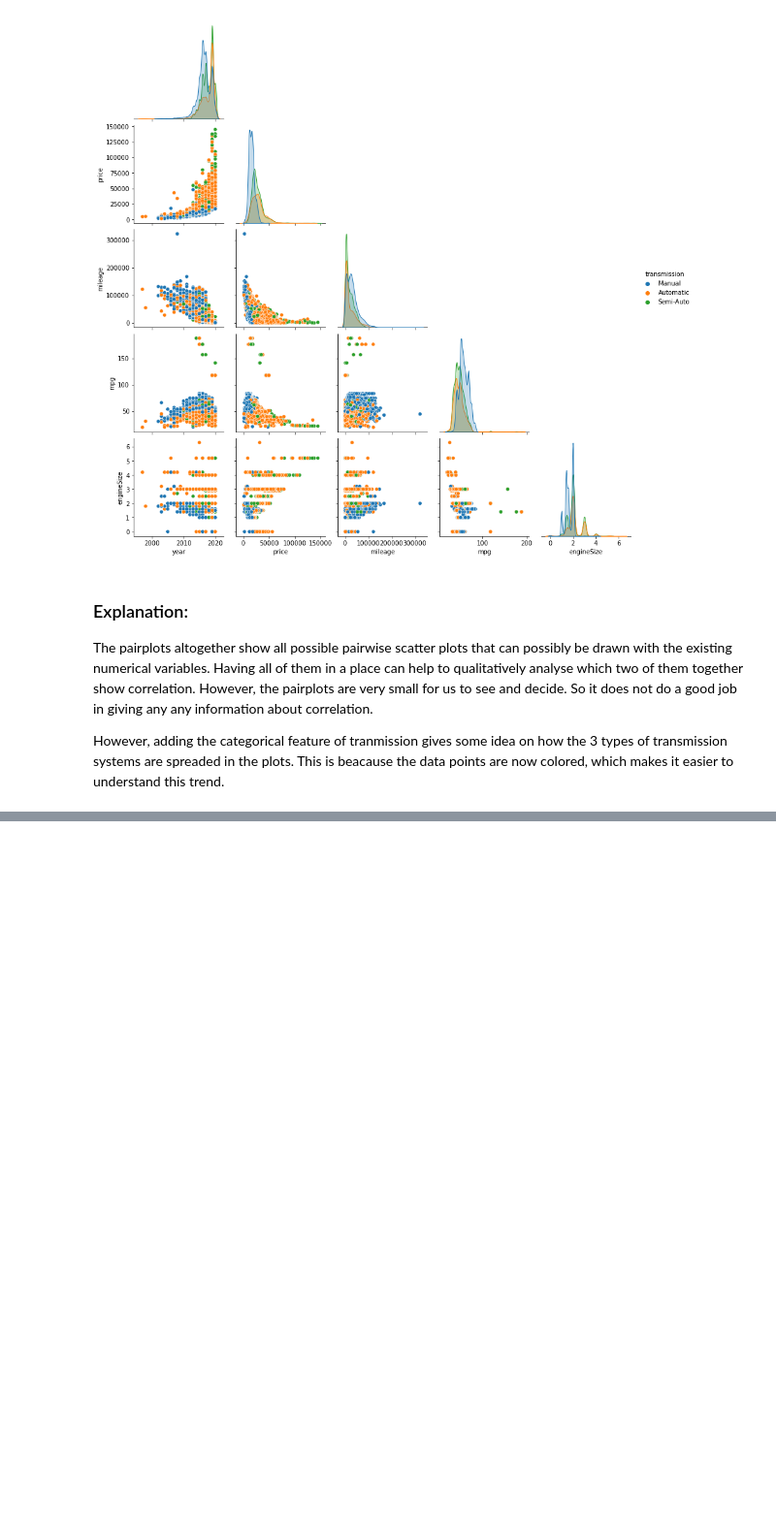
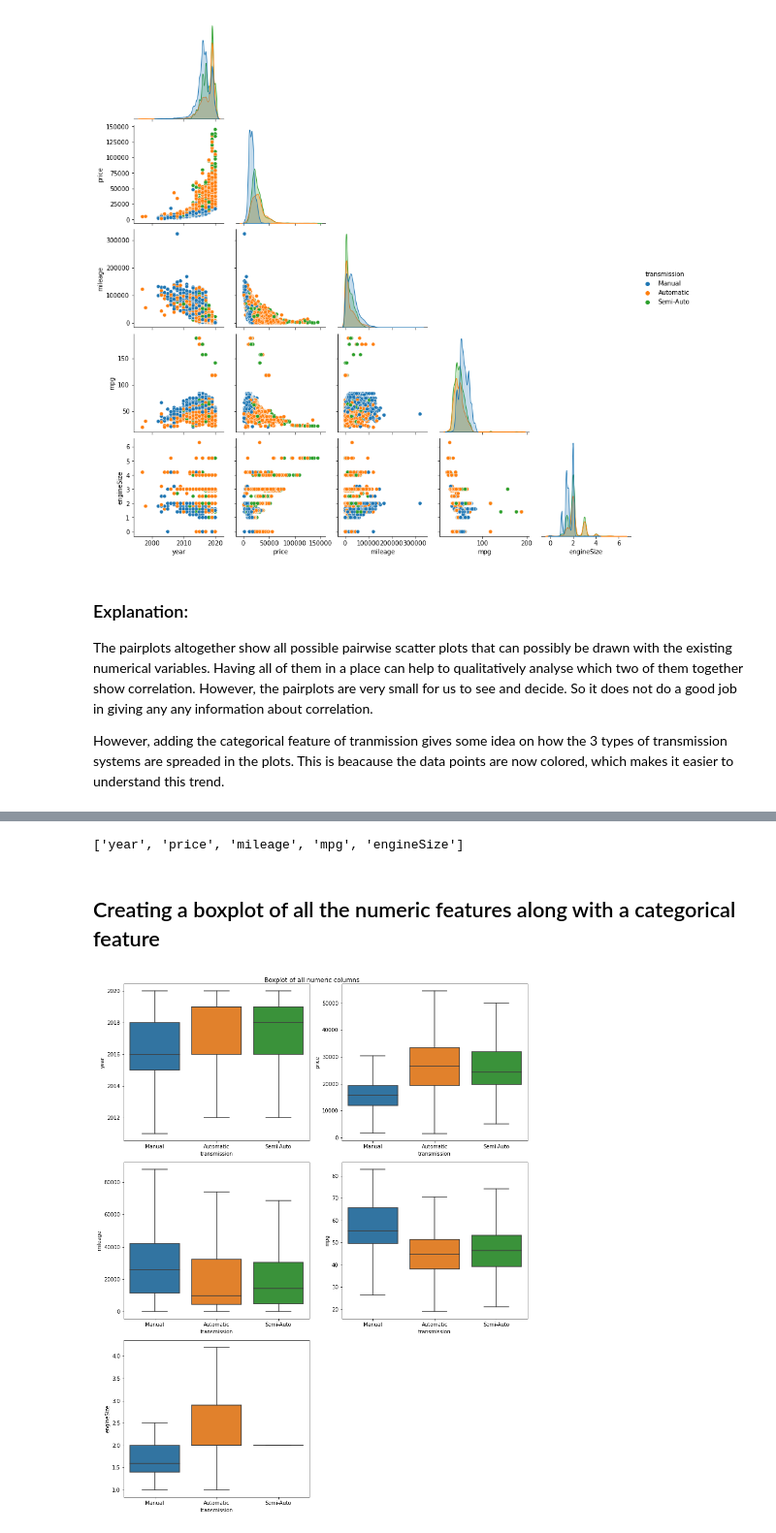
Before and after one commit to PragtR/audi_used_car_analysis, a Jupyter notebook: audi_used_car_EDA.ipynb, the cells around one changed output, grey strips where cells are left out. Shown at 97% size. Drawn from its saved outputs; the diff is of its cells as text; code cells hidden in the pictures; blank space fills up the shorter version.

```diff
--- a/audi_used_car_EDA.ipynb
+++ b/audi_used_car_EDA.ipynb
@@ -206,0 +228,29 @@ However, adding the categorical feature of tranmission gives some idea on how th
+# %%
+## Separating numerical columns
+
+num_cols = []
+
+for col in df.columns:
+    if df[col].dtypes != "O":
+        num_cols.append(col)
+
+print(num_cols)
+# %% [output]
+['year', 'price', 'mileage', 'mpg', 'engineSize']
+# %% [markdown]
+## Creating a boxplot of all the numeric features along with a categorical feature
+# %%
+plt.figure(figsize=(12,15)) # width, height
+
+## Creating a loop to show the boxplots for all numeric features
+
+for index in range(len(num_cols)):
+
+    plt.subplot(3,2,index+1)
+    sns.boxplot(y=num_cols[index], data=df, showfliers=False, x = df['transmission'])
+
+plt.suptitle("Boxplot of all numeric columns")
+plt.tight_layout()
+plt.show()
+# %% [output]
+[figure, added]
```
Also changed, not shown: parts of 11 cells of this notebook.
